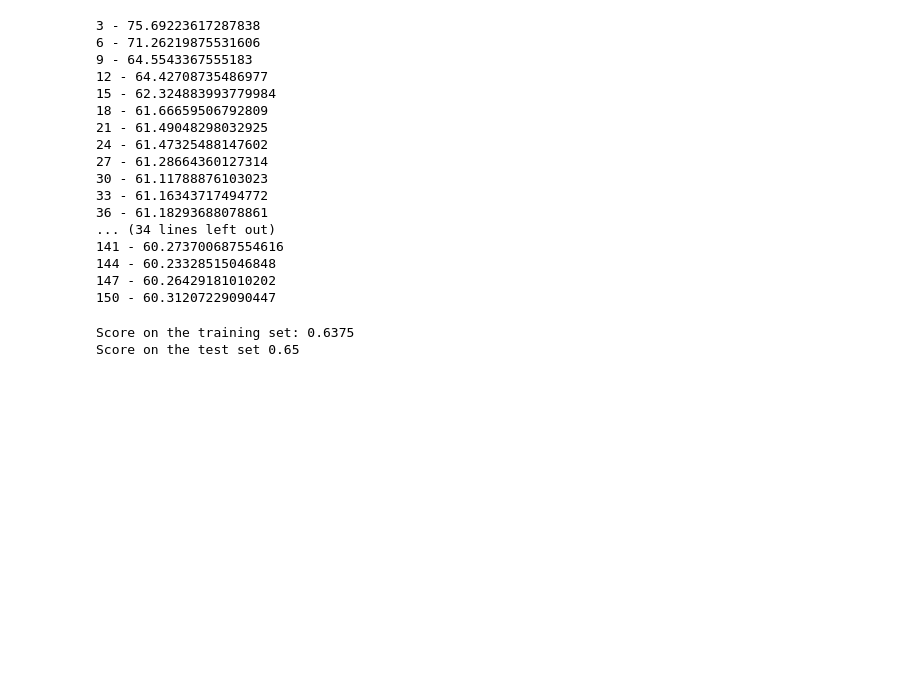
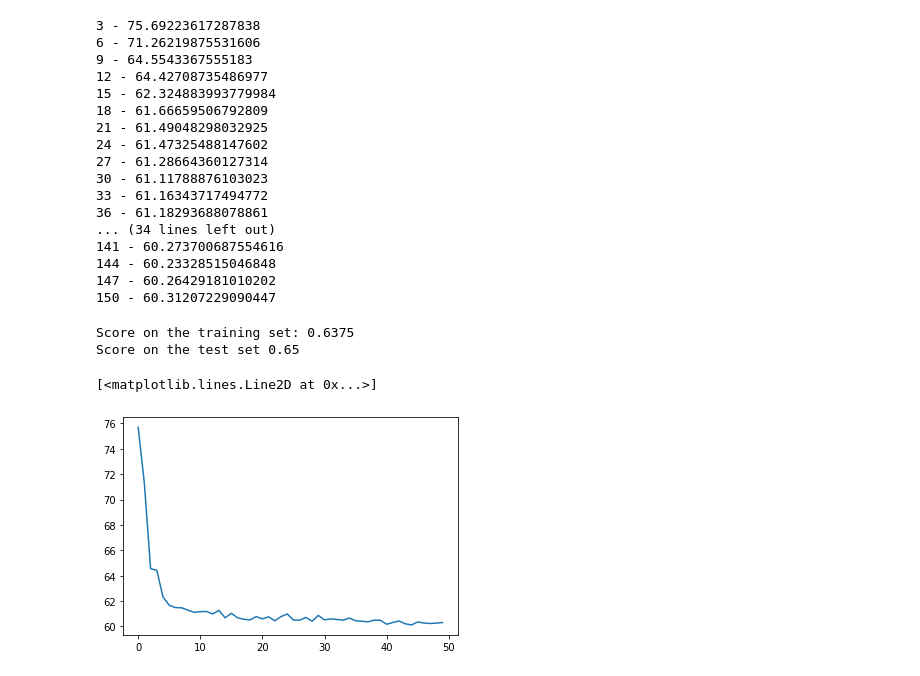
Before and after one commit to mdsinar/TeamMagic8, a Jupyter notebook: FeatureMap-QNN.ipynb, the cells around one changed output. Drawn from its saved outputs; the diff is of its cells as text; code cells hidden in the pictures; blank space fills up the shorter version.

Commit message:
Loss_recorder plot added

```diff
--- a/FeatureMap-QNN.ipynb
+++ b/FeatureMap-QNN.ipynb
@@ -161,3 +161,8 @@ print(f'Score on the test set {score_test}')
 # %% [output]
 Score on the training set: 0.6375
 Score on the test set 0.65
+# %%
+plt.plot(loss_recorder)
+# %% [output]
+[<matplotlib.lines.Line2D at 0x...>]
+[figure, added]
```
